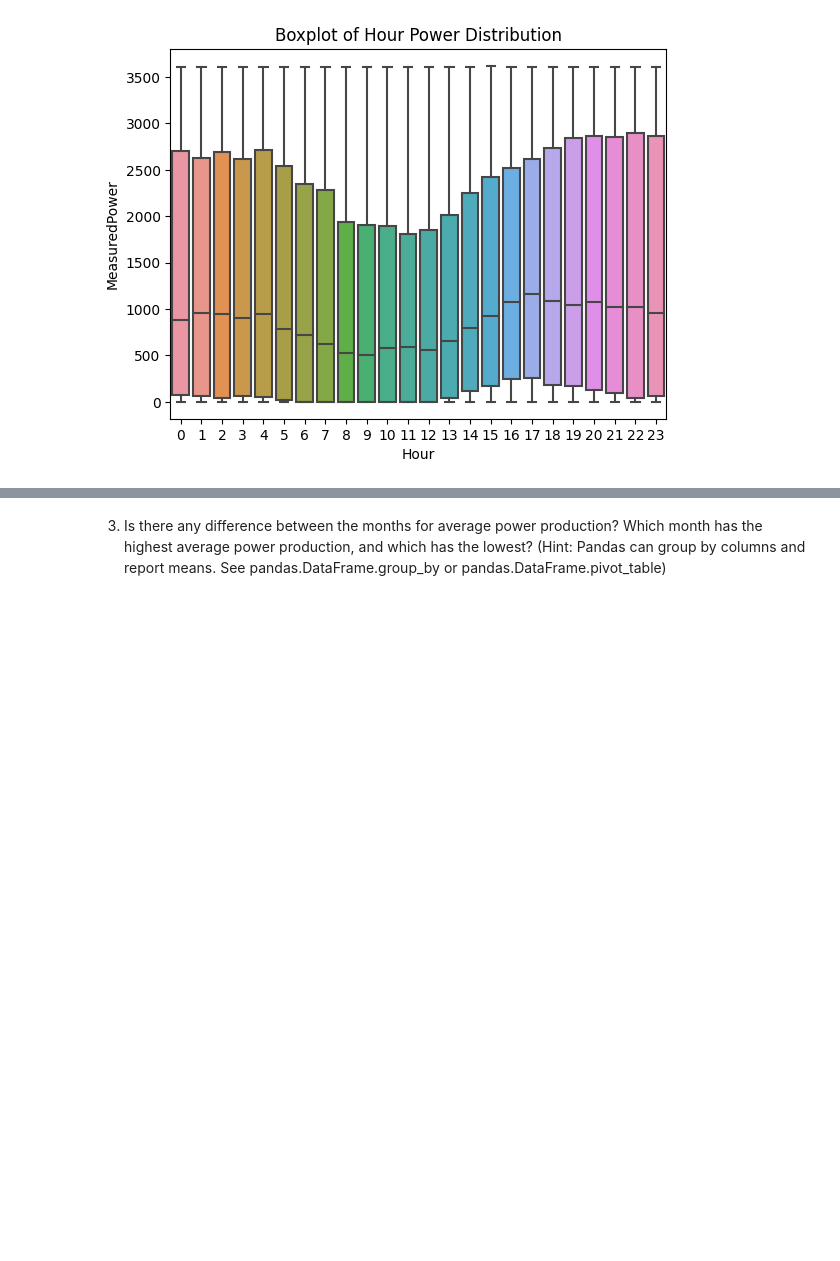
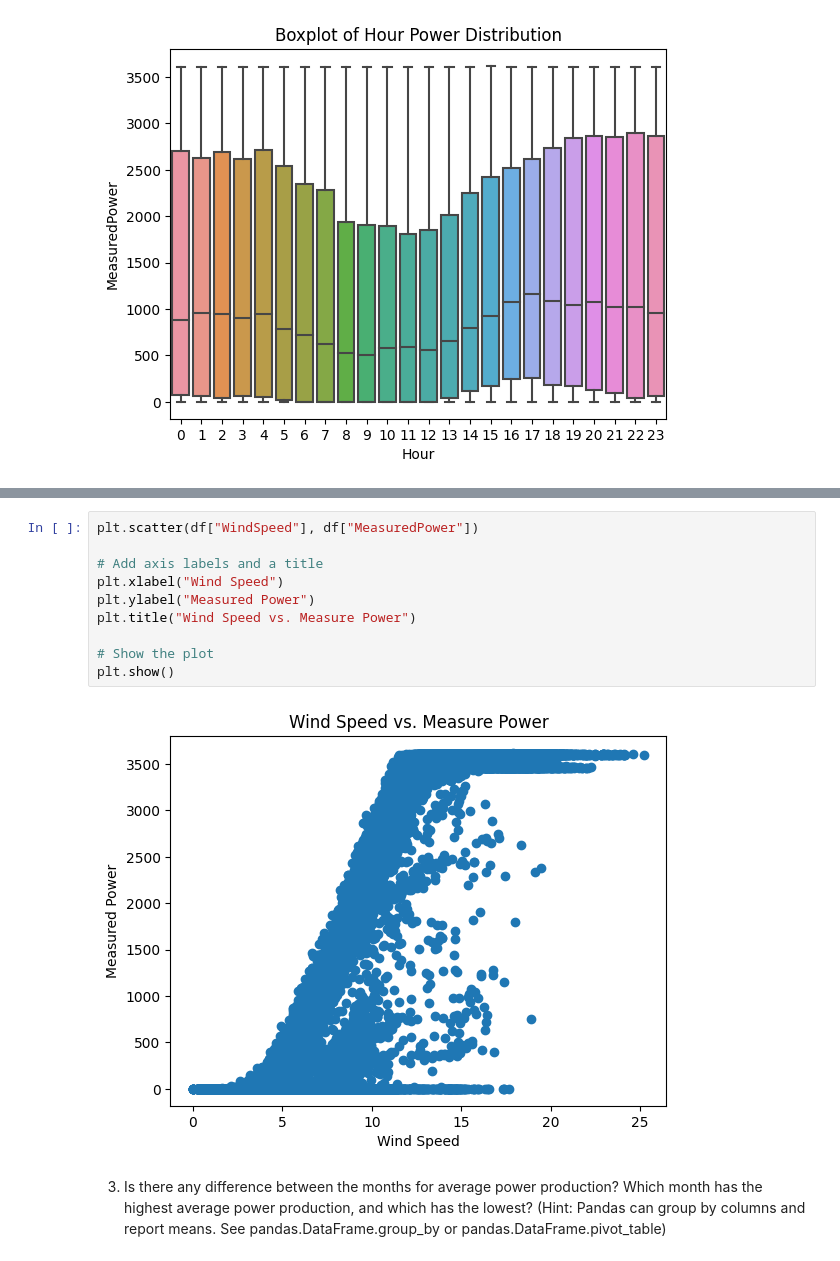
Before and after one commit to btschneid/TheVisionariesProject, a Jupyter notebook: model.ipynb, the cells around one changed output, grey strips where cells are left out. Saved outputs shown, nothing was run; the diff lists cells and outputs as text; blank space fills up the shorter version.

```diff
--- a/model.ipynb
+++ b/model.ipynb
@@ -84,3 +113,15 @@ plt.show()
+# %%
+plt.scatter(df["WindSpeed"], df["MeasuredPower"])
+
+# Add axis labels and a title
+plt.xlabel("Wind Speed")
+plt.ylabel("Measured Power")
+plt.title("Wind Speed vs. Measure Power")
+
+# Show the plot
+plt.show()
+# %% [output]
+[figure, added]
 # %% [markdown]
 3. Is there any difference between the months for average power production? Which month has
 the highest average power production, and which has the lowest? (Hint: Pandas can group by
```
Also changed, not shown: parts of 5 cells of this notebook.
